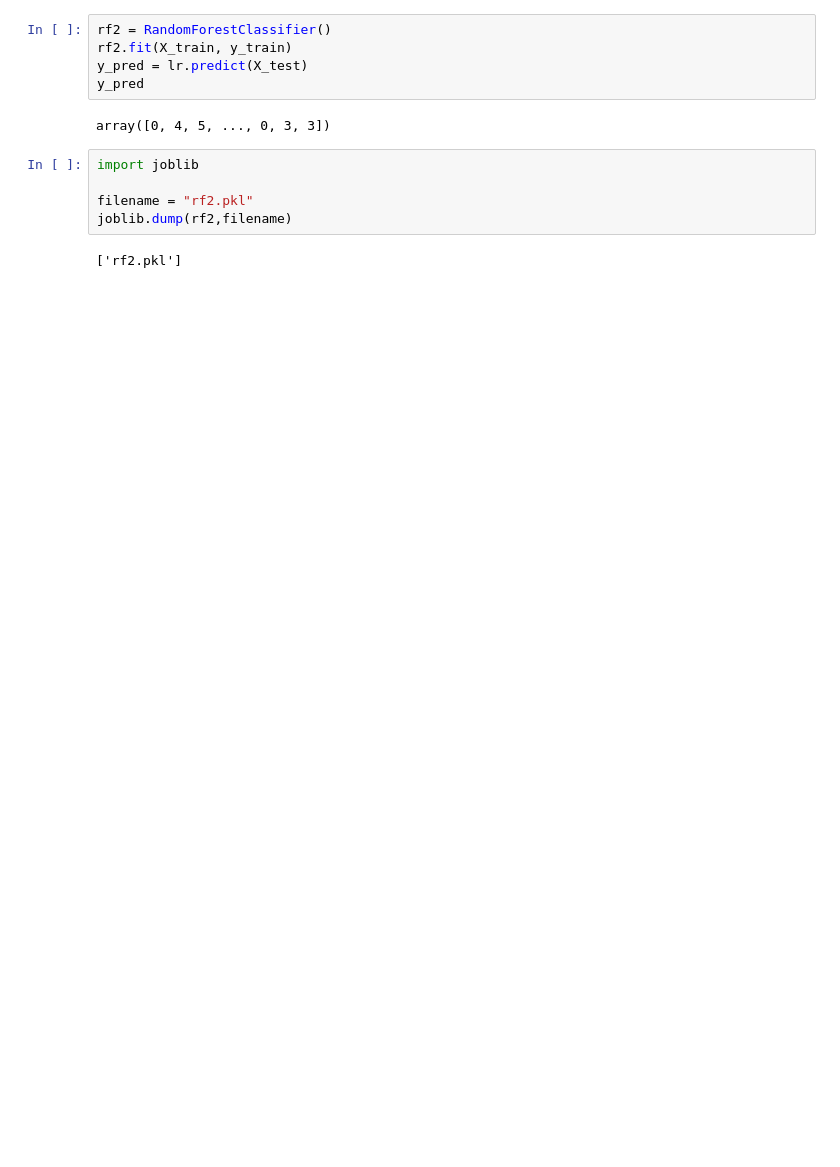
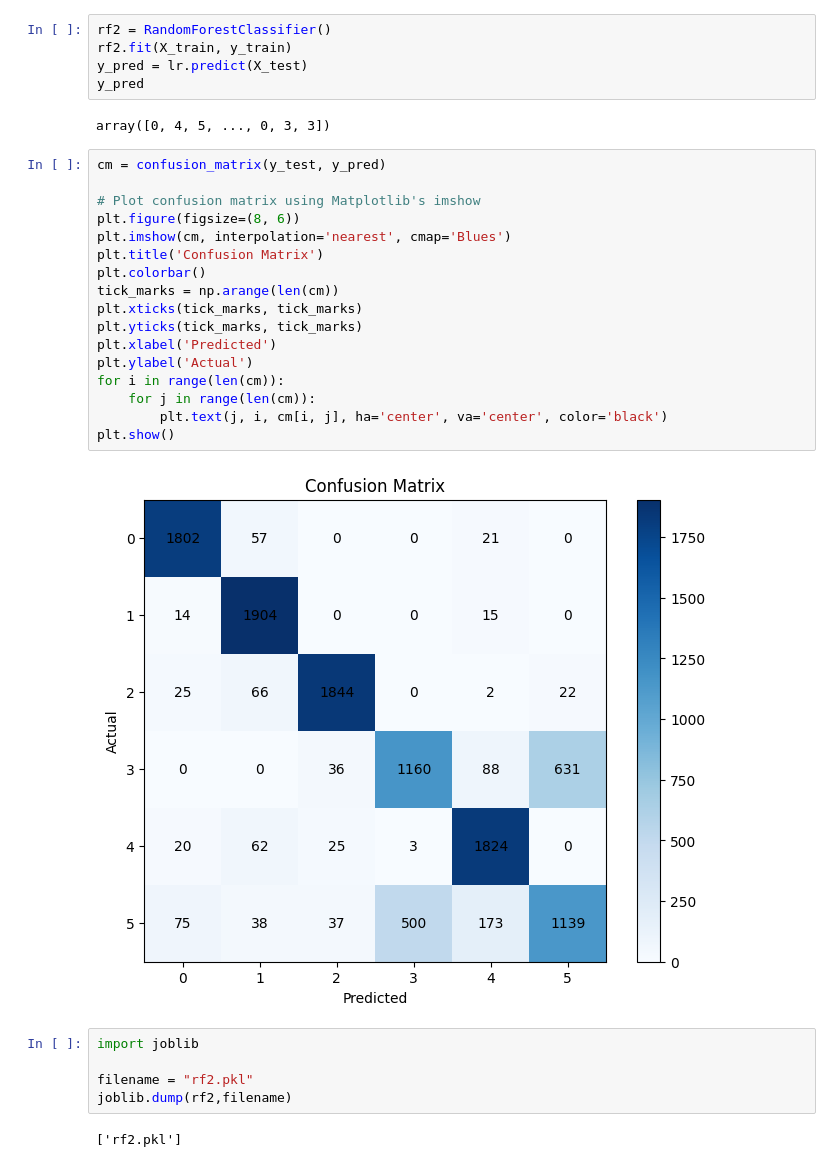
Before and after one commit to asheshh-lal/Predictive-maintenence, a Jupyter notebook: model.ipynb, the cells around one changed output. Saved outputs shown, nothing was run; the diff lists cells and outputs as text; blank space fills up the shorter version.

```diff
--- a/model.ipynb
+++ b/model.ipynb
@@ -131,6 +150,25 @@ y_pred = lr.predict(X_test)
 y_pred
 # %% [output]
 array([0, 4, 5, ..., 0, 3, 3])
+# %%
+cm = confusion_matrix(y_test, y_pred)
+
+# Plot confusion matrix using Matplotlib's imshow
+plt.figure(figsize=(8, 6))
+plt.imshow(cm, interpolation='nearest', cmap='Blues')
+plt.title('Confusion Matrix')
+plt.colorbar()
+tick_marks = np.arange(len(cm))
+plt.xticks(tick_marks, tick_marks)
+plt.yticks(tick_marks, tick_marks)
+plt.xlabel('Predicted')
+plt.ylabel('Actual')
+for i in range(len(cm)):
+    for j in range(len(cm)):
+        plt.text(j, i, cm[i, j], ha='center', va='center', color='black')
+plt.show()
+# %% [output]
+[figure, added]
 # %%
 import joblib
 
```
Also changed, not shown: parts of 3 cells of this notebook, 9 other files.
